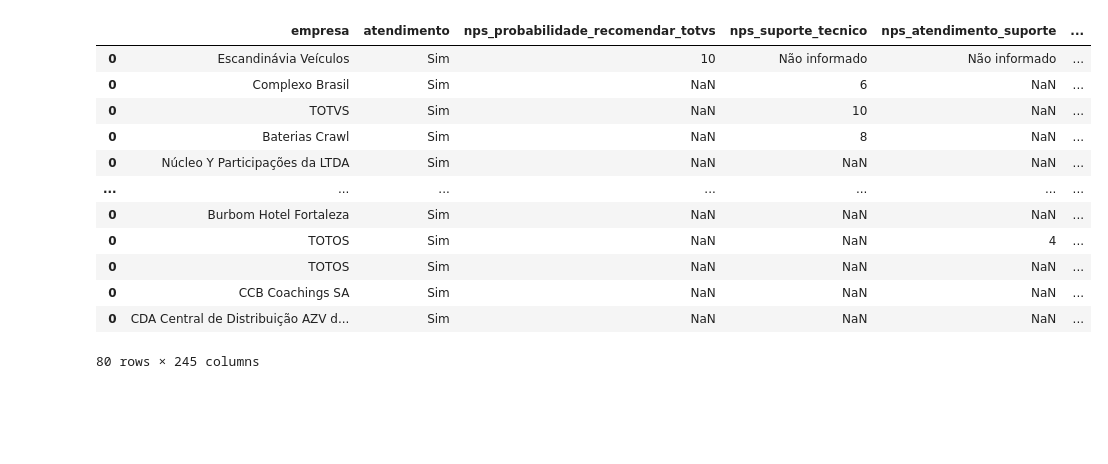
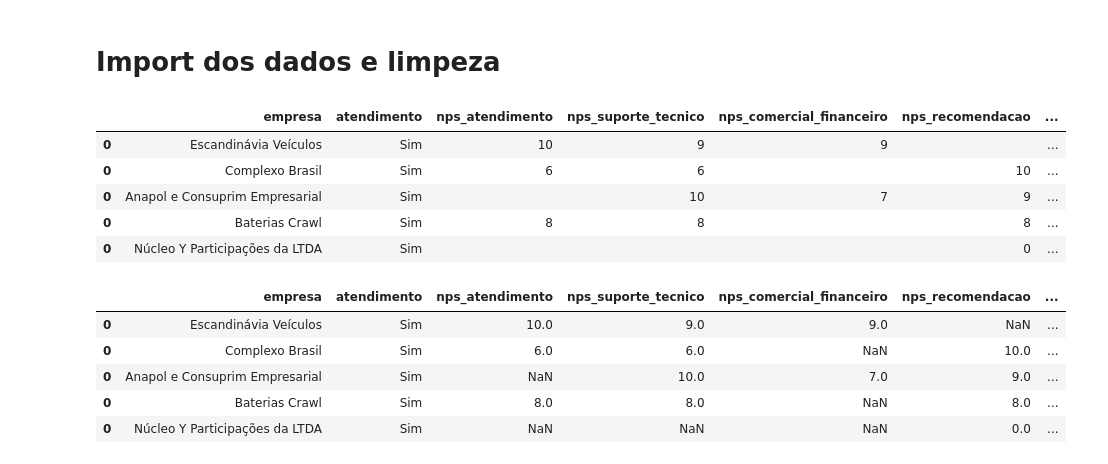
Before and after one commit to Gbrlmoraes/VoiceToInsight, a Jupyter notebook: notebooks/exploratory_data_analysis.ipynb, the cells around one changed output. Saved outputs shown, nothing was run; the diff lists cells and outputs as text; code cells hidden in the pictures; blank space fills up the shorter version.

```diff
--- a/notebooks/exploratory_data_analysis.ipynb
+++ b/notebooks/exploratory_data_analysis.ipynb
@@ -5,3 +39,5 @@ import json
+# %% [markdown]
+# Import dos dados e limpeza
 # %%
 root_folder = r'J:\Estudo\Projetos\VoiceToInsight\data\json_results'
 
@@ -9,25 +45,32 @@ dataframes = []
 for file in os.listdir(root_folder):
     try:
         with open(os.path.join(root_folder, file), 'r', encoding = "utf8") as f:
-            dataframes.append(pd.json_normalize(json.load(f)))
+            dfa = pd.json_normalize(json.load(f))
+            dataframes.append(dfa)
     except Exception as e:
         print(f'erro no arquivo: {file}')
         print(e)
 # %%
 df = pd.concat(dataframes)
+df.head()
+# %% [output]
+|  | empresa | atendimento | nps_atendimento | nps_suporte_tecnico | nps_comercial_financeiro | nps_recomendacao | ... |
+| 0 | Escandinávia Veículos | Sim | 10 | 9 | 9 |  | ... |
+| 0 | Complexo Brasil | Sim | 6 | 6 |  | 10 | ... |
+| 0 | Anapol e Consuprim Empresarial | Sim |  | 10 | 7 | 9 | ... |
+| 0 | Baterias Crawl | Sim | 8 | 8 |  | 8 | ... |
+| 0 | Núcleo Y Participações da LTDA | Sim |  |  |  | 0 | ... |
+# %%
+# Deixando os valores das colunas de NPS como numérico
+for column in df.columns:
+    if column not in ['empresa', 'atendimento']:
+        df[column] = df[column].apply(lambda x: float(x.replace(',', '.').strip()) if x != '' else None)
 # %%
-df
+df.head()
 # %% [output]
-|  | empresa | atendimento | nps_probabilidade_recomendar_totvs | nps_suporte_tecnico | nps_atendimento_suporte | ... |
-| 0 | Escandinávia Veículos | Sim | 10 | Não informado | Não informado | ... |
-| 0 | Complexo Brasil | Sim | NaN | 6 | NaN | ... |
-| 0 | TOTVS | Sim | NaN | 10 | NaN | ... |
-| 0 | Baterias Crawl | Sim | NaN | 8 | NaN | ... |
-| 0 | Núcleo Y Participações da LTDA | Sim | NaN | NaN | NaN | ... |
-| ... | ... | ... | ... | ... | ... | ... |
-| 0 | Burbom Hotel Fortaleza | Sim | NaN | NaN | NaN | ... |
-| 0 | TOTOS | Sim | NaN | NaN | 4 | ... |
-| 0 | TOTOS | Sim | NaN | NaN | NaN | ... |
-| 0 | CCB Coachings SA | Sim | NaN | NaN | NaN | ... |
-| 0 | CDA Central de Distribuição AZV d... | Sim | NaN | NaN | NaN | ... |
+|  | empresa | atendimento | nps_atendimento | nps_suporte_tecnico | nps_comercial_financeiro | nps_recomendacao | ... |
+| 0 | Escandinávia Veículos | Sim | 10.0 | 9.0 | 9.0 | NaN | ... |
+| 0 | Complexo Brasil | Sim | 6.0 | 6.0 | NaN | 10.0 | ... |
+| 0 | Anapol e Consuprim Empresarial | Sim | NaN | 10.0 | 7.0 | 9.0 | ... |
+| 0 | Baterias Crawl | Sim | 8.0 | 8.0 | NaN | 8.0 | ... |
+| 0 | Núcleo Y Participações da LTDA | Sim | NaN | NaN | NaN | 0.0 | ... |
-80 rows × 245 columns
```
Also changed, not shown: parts of 15 cells of this notebook.
